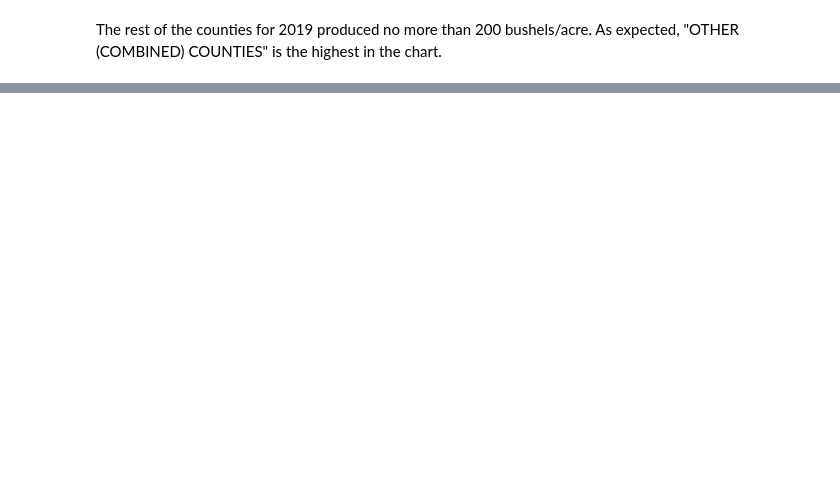
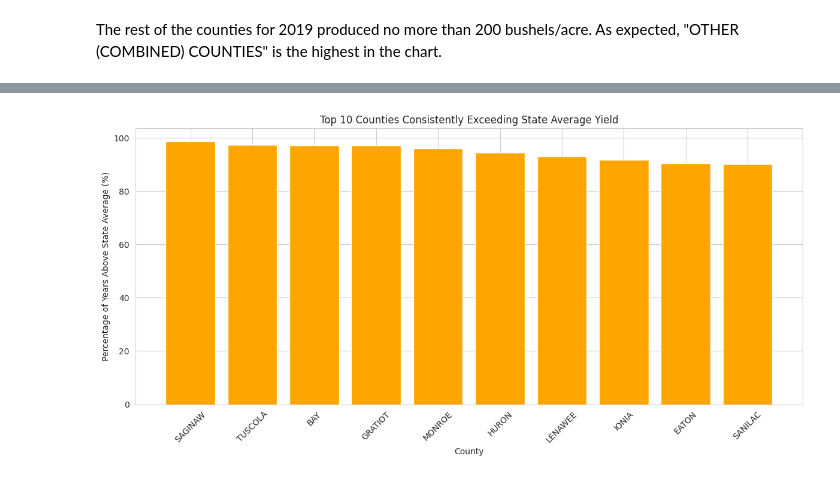
Before and after one commit to matthewchess/Milestone-1, a Jupyter notebook: analysis.ipynb, the cells around one changed output, grey strips where cells are left out. Drawn from its saved outputs; the diff is of its cells as text; code cells hidden in the pictures; blank space fills up the shorter version.

```diff
--- a/analysis.ipynb
+++ b/analysis.ipynb
@@ -471,0 +723,24 @@ plt.show()
+# %%
+# I was wondering if we pick the best based how consistent are they in beating the state average
+
+# Calculate the state average yield for each year
+state_average_yield = merged_data.groupby('year')['Value'].mean().reset_index(name='state_avg_yield')
+
+# Merge state average back into merged_data
+merged_data_with_state_avg = pd.merge(merged_data, state_average_yield, on='year')
+
+# Create a flag for whether the county's yield is above the state average each year
+merged_data_with_state_avg['above_state_avg'] = merged_data_with_state_avg['Value'] > merged_data_with_state_avg['state_avg_yield']
+
+# Calculate the percentage of years each county was above the state average
+county_performance = merged_data_with_state_avg.groupby('county_name')['above_state_avg'].mean().reset_index()
+
+# Convert to percentage
+county_performance['percent_above_state_avg'] = county_performance['above_state_avg'] * 100
+
+# Sort counties by percentage in descending order
+county_performance_sorted = county_performance.sort_values(by='percent_above_state_avg', ascending=False)
+
+# Display the top 10 counties
+print("Top 10 Counties by Consistency in Exceeding State Average Yield:")
+print(county_performance_sorted.head(10))
@@ -471,0 +760,12 @@ plt.show()
+# %%
+# Bar plot of top 10 counties by percentage of years above state average
+plt.figure(figsize=(12, 6))
+plt.bar(county_performance_sorted['county_name'].head(10), county_performance_sorted['percent_above_state_avg'].head(10), color='orange')
+plt.xticks(rotation=45)
+plt.xlabel('County')
+plt.ylabel('Percentage of Years Above State Average (%)')
+plt.title('Top 10 Counties Consistently Exceeding State Average Yield')
+plt.tight_layout()
+plt.show()
+# %% [output]
+[figure, added]
```
Also changed, not shown: parts of 47 cells of this notebook, 2 other files.
